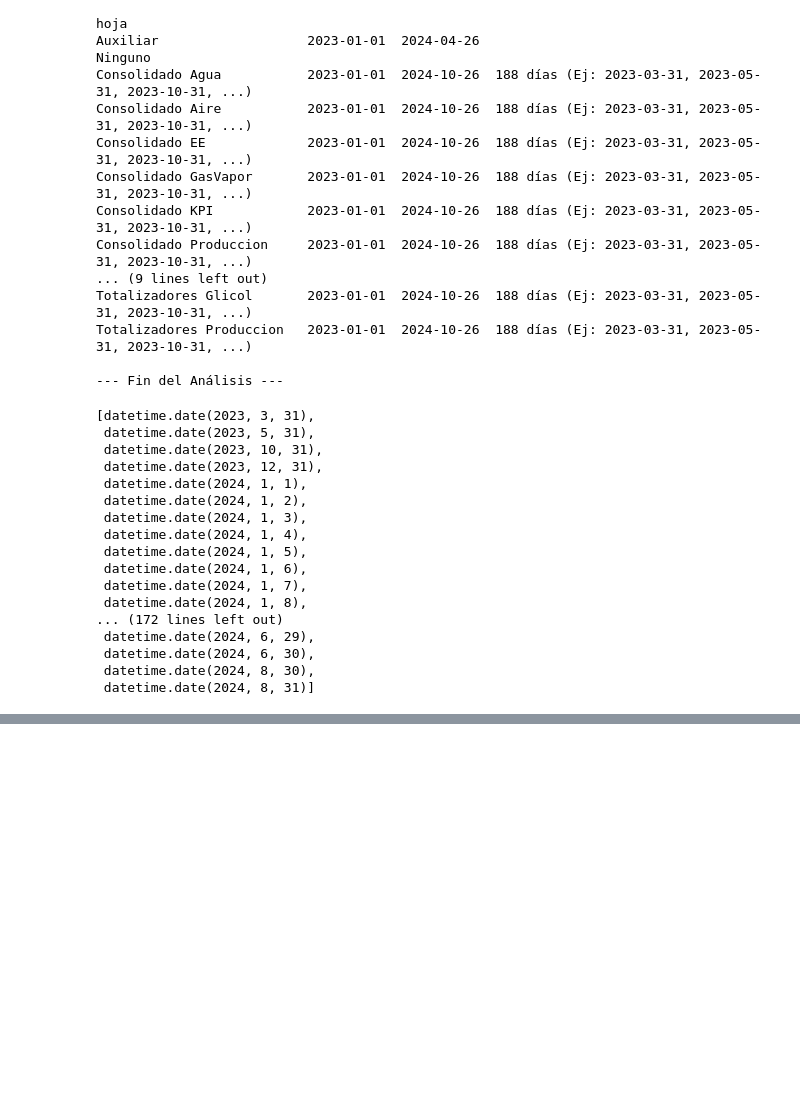
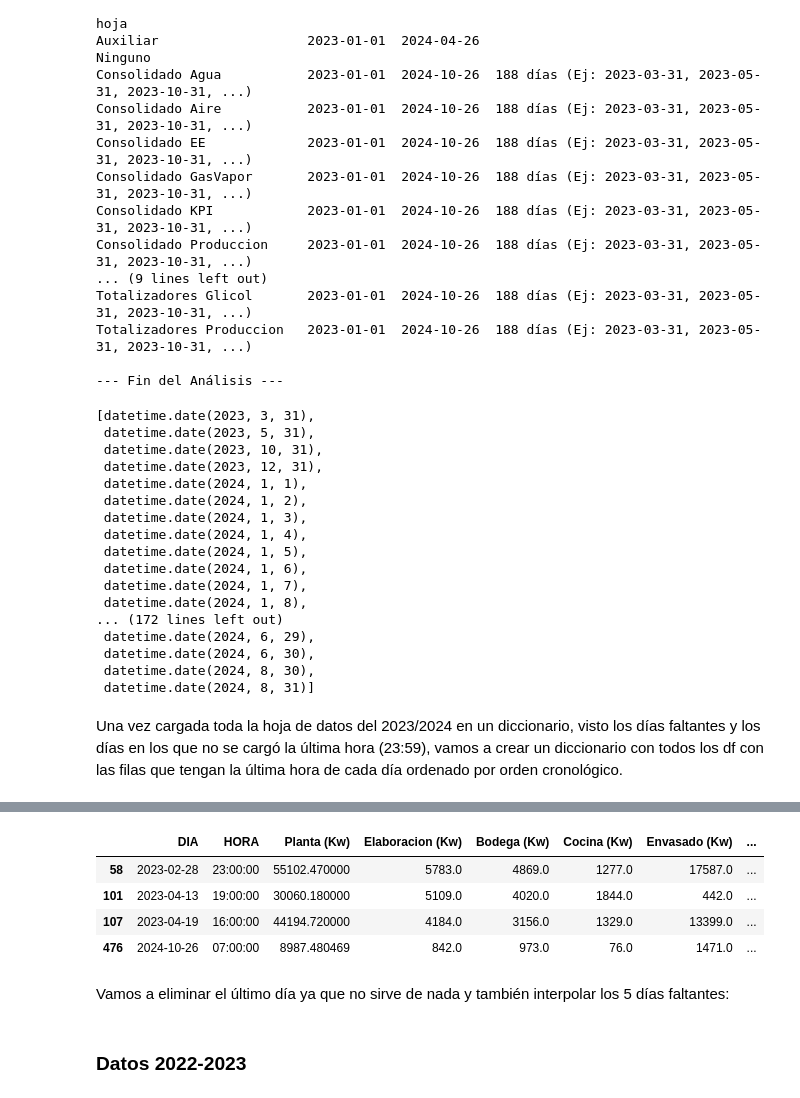
Before and after one commit to Angiii12/TPF_Prediccion_de_Consumo_Energetico, a Jupyter notebook: eda.ipynb, the cells around one changed output, grey strips where cells are left out. Cells and saved outputs as stored; diff of their text form; code cells hidden in the pictures; blank space fills up the shorter version.

Commit message:
Actualizacion EDA: dataframes

```diff
--- a/eda.ipynb
+++ b/eda.ipynb
@@ -29,19 +13,14 @@ import pandas as pd
 # %%
-from pathlib import Path
-# from caas_jupyter_tools import display_dataframe_to_user  # <-- 1. BORRÁ O COMENTÁ ESTA LÍNEA
-
-
 # 1) Cargar el archivo una sola vez
 xls = pd.ExcelFile('Totalizadores Planta de Cerveza 2023_2024.xlsx')
 
 # 2) Crear un dict con un DataFrame por hoja
-dfs = {}
+dfs_2023_2024 = {}
 resumen = []
-
 
 for hoja in xls.sheet_names:
     df = pd.read_excel(xls, sheet_name=hoja)
-    dfs[hoja] = df
+    dfs_2023_2024[hoja] = df
     resumen.append({
         "hoja": hoja,
         "filas": len(df),
@@ -52,10 +31,8 @@ for hoja in xls.sheet_names:
 # 3) Mostrar un resumen amigable
 resumen_df = pd.DataFrame(resumen)
 
-# --- 2. REEMPLAZÁ LA LÍNEA ORIGINAL POR ESTAS DOS ---
 print("--- Resumen de hojas y columnas ---")
 print(resumen_df)
-# ---------------------------------------------------
 
 # Nota: Los DataFrames quedan disponibles en el dict dfs (ej: dfs["NombreDeLaHoja"])
 # %% [output]
@@ -129,9 +89,6 @@ else:
 12008 2024-10-26  07:00:00       20.542813             1.924571        2.224000             NaN          3.362286         2.405692              NaN              NaN              NaN          12.619429 ...
 12009        NaT       NaN             NaN                  NaN             NaN             NaN               NaN              NaN              NaN              NaN              NaN                NaN ...
 # %%
-import pandas as pd
-import numpy as np
-
 print("\n--- Análisis de Cobertura de Datos ---")
 
 # Lista para guardar los resultados de cada hoja
@@ -149,7 +106,7 @@ def format_lista_dias(lista):
         return ', '.join(map(str, lista))
 
 # Iterar sobre el dict de DataFrames que ya creaste
-for hoja, df in dfs.items():
+for hoja, df in dfs_2023_2024.items():
 
     # 1. Verificar si la hoja tiene las columnas 'DIA' y 'HORA'
     if 'DIA' not in df.columns or 'HORA' not in df.columns:
@@ -267,13 +224,8 @@ dias_sin_23_59_lista
  datetime.date(2023, 4, 19),
  datetime.date(2024, 10, 26)]
 # %%
-import pandas as pd
-import numpy as np
-
-# Asegúrate de que el diccionario 'dfs' exista y esté cargado
-if 'dfs' not in globals() or not isinstance(dfs, dict) or not dfs:
+if 'dfs_2023_2024' not in globals() or not isinstance(dfs_2023_2024, dict) or not dfs_2023_2024:
     print("Error: El diccionario 'dfs' no se encontró en memoria o está vacío.")
-    # Si 'dfs' no existe, deberías correr primero el código que carga los CSVs.
 else:
     print("--- Iniciando Análisis de Días Faltantes (Gaps) ---")
 
@@ -293,8 +245,8 @@ else:
             return ', '.join(lista_str)
 
     # Iterar sobre el dict de DataFrames
-    for hoja in sorted(dfs.keys()):
-        df = dfs[hoja]
+    for hoja in sorted(dfs_2023_2024.keys()):
+        df = dfs_2023_2024[hoja]
 
         # --- 1. Identificar columnas de fecha (lógica ya validada) ---
         date_col = None
@@ -386,7 +338,7 @@ else:
         reporte_df = pd.DataFrame(resultados_dias_faltantes).set_index('hoja')
 
         # Reordenar para que coincida con el orden de carga (alfabético)
-        reporte_df = reporte_df.reindex(sorted(dfs.keys()))
+        reporte_df = reporte_df.reindex(sorted(dfs_2023_2024.keys()))
 
         pd.set_option('display.max_colwidth', 200)
         pd.set_option('display.width', 1000)
@@ -435,3 +387,5 @@ dias_faltantes_lista
  datetime.date(2024, 6, 30),
  datetime.date(2024, 8, 30),
  datetime.date(2024, 8, 31)]
+# %% [markdown]
+Una vez cargada toda la hoja de datos del 2023/2024 en un diccionario, visto los días faltantes y los días en los que no se cargó la última hora (23:59), vamos a crear un diccionario con todos los df con las filas que tengan la última hora de cada día ordenado por orden cronológico.
@@ -437,0 +446,16 @@ dias_faltantes_lista
+# %%
+dfk = dfs_23_24["Consolidado EE"].copy()
+
+dfk["_hora_dt"] = pd.to_datetime(dfk["HORA"], errors="coerce")
+
+mask_no_2359 = ~(
+    (dfk["_hora_dt"].dt.hour == 23) &
+    (dfk["_hora_dt"].dt.minute == 59))
+
+df_no_2359 = dfk[mask_no_2359].drop(columns=["_hora_dt"])
+
+# Ver resultados
+print(len(df_no_2359), "filas con última hora distinta de 23:59")
+print(df_no_2359["HORA"].value_counts(dropna=False).head())
+df_no_2359.head(4)
+# %% [output]
@@ -437,0 +469,7 @@ dias_faltantes_lista
+|  | DIA | HORA | Planta (Kw) | Elaboracion (Kw) | Bodega (Kw) | Cocina (Kw) | Envasado (Kw) | ... |
+| 58 | 2023-02-28 | 23:00:00 | 55102.470000 | 5783.0 | 4869.0 | 1277.0 | 17587.0 | ... |
+| 101 | 2023-04-13 | 19:00:00 | 30060.180000 | 5109.0 | 4020.0 | 1844.0 | 442.0 | ... |
+| 107 | 2023-04-19 | 16:00:00 | 44194.720000 | 4184.0 | 3156.0 | 1329.0 | 13399.0 | ... |
+| 476 | 2024-10-26 | 07:00:00 | 8987.480469 | 842.0 | 973.0 | 76.0 | 1471.0 | ... |
+# %% [markdown]
+Vamos a eliminar el último día ya que no sirve de nada y también interpolar los 5 días faltantes:
@@ -437,0 +529,2 @@ dias_faltantes_lista
+# %% [markdown]
+### Datos 2022-2023
```
Also changed, not shown: parts of 35 cells of this notebook.
